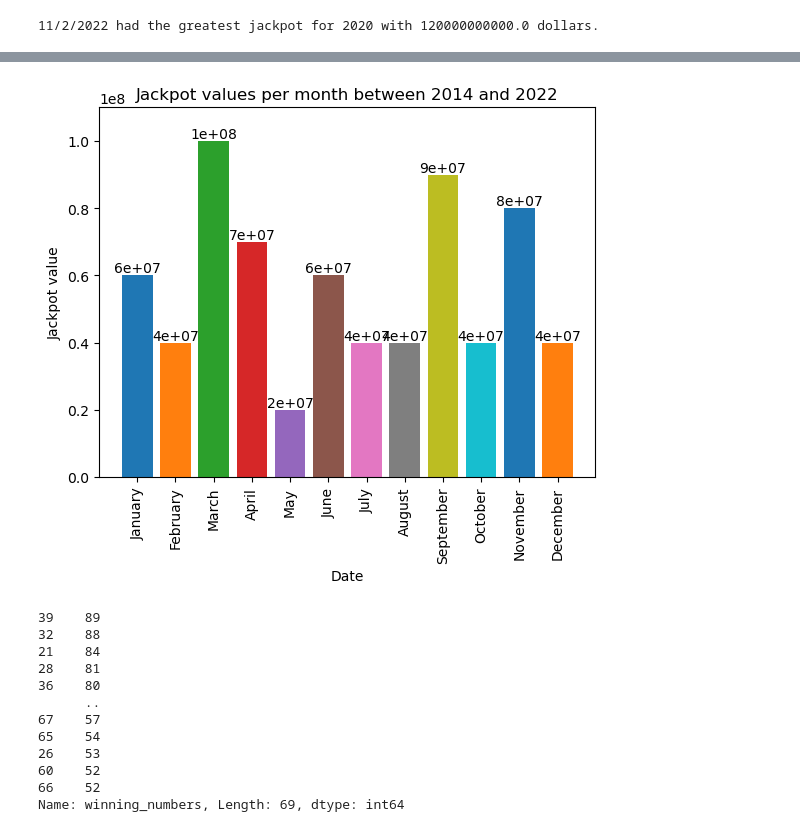
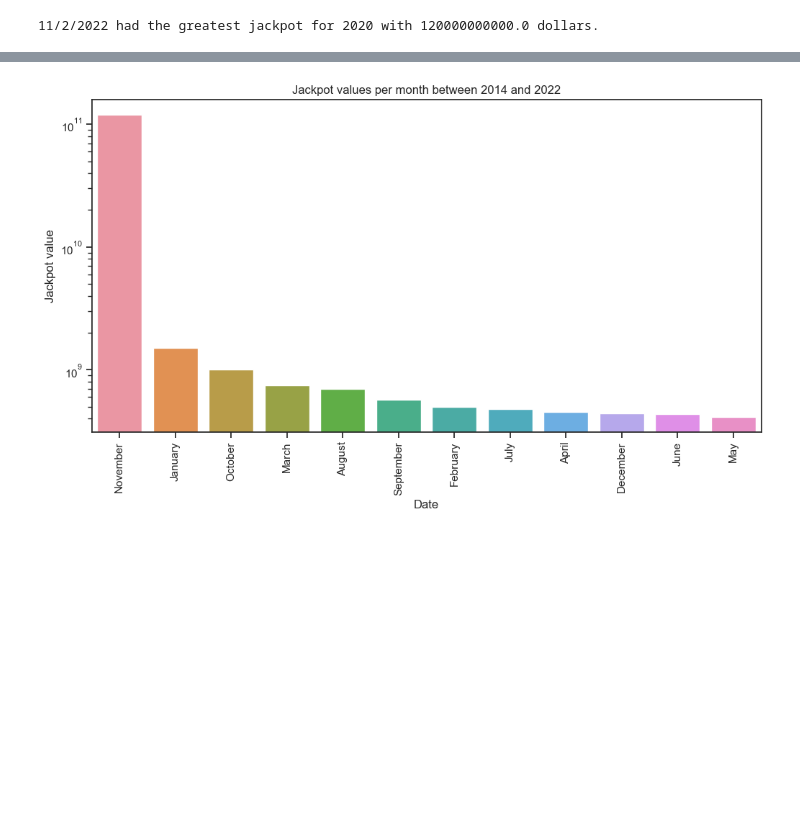
Before and after one commit to Shoggato/LottoInsight, a Jupyter notebook: Project_1.ipynb, the cells around one changed output, grey strips where cells are left out. Drawn from its saved outputs; the diff is of its cells as text; code cells hidden in the pictures; blank space fills up the shorter version.

```diff
--- a/Project_1.ipynb
+++ b/Project_1.ipynb
@@ -342,47 +437,20 @@ top_months_jackpot
-# %%
-# weekday_jackpot['date'] = pd.to_datetime(weekday_jackpot['date'])
-# top_months_jackpot
-
-fig, ax = plt.subplots()
-
-
-for day, group in top_months_jackpot.groupby('Months'):
-    ax.bar(group['Months'], height = group['Common Jackpot'])
-
-# Set the title and axis labels
-for container in ax.containers:
-    ax.bar_label(container)
-ax.set_ylim([0, 11e7])
-months = ['January', 'February', 'March', 'April', 'May', 'June', 'July',
-          'August', 'September', 'October', 'November', 'December']
-ax.set_xticklabels(months)
-plt.xticks(rotation=90)
-ax.set_title('Jackpot values per month between 2014 and 2022')
-ax.set_xlabel('Date')
-ax.set_ylabel('Jackpot value')
-
-plt.show()
-# %% [output]
-[figure, removed]
-# %%
-# Delimiter break the white numbers for all years, find the frequency as a scatterplot.
-wa_lottery = wa_lottery_df[['date', 'winning_numbers']].copy()
-wa_lottery_white_numbers = wa_lottery['winning_numbers']
-
-wa_lottery_number = wa_lottery_white_numbers.str.split("-")
-wa_lottery_number = wa_lottery_number.explode()
-
-wa_lottery_number.value_counts()
-# %% [output]
-39    89
-32    88
-21    84
-28    81
-36    80
-      ..
-67    57
-65    54
-26    53
-60    52
-66    52
-Name: winning_numbers, Length: 69, dtype: int64
+# %%
+# Top month jackpts for years 2014 to 2022
+
+# Set the figure size
+plt.figure(figsize=(12, 6))
+
+# Create a bar plot of the jackpot values per month
+ax = sns.barplot(x='Months', y='Common Jackpot', data=top_months_jackpot, errorbar=None)
+
+# set the y-axis scale to logarithmic
+plt.yscale('log')
+
+plt.xticks(rotation=90)
+ax.set_title('Jackpot values per month between 2014 and 2022')
+ax.set_xlabel('Date')
+ax.set_ylabel('Jackpot value')
+
+plt.show()
+# %% [output]
+[figure, added]
```
Also changed, not shown: parts of 11 cells of this notebook.
